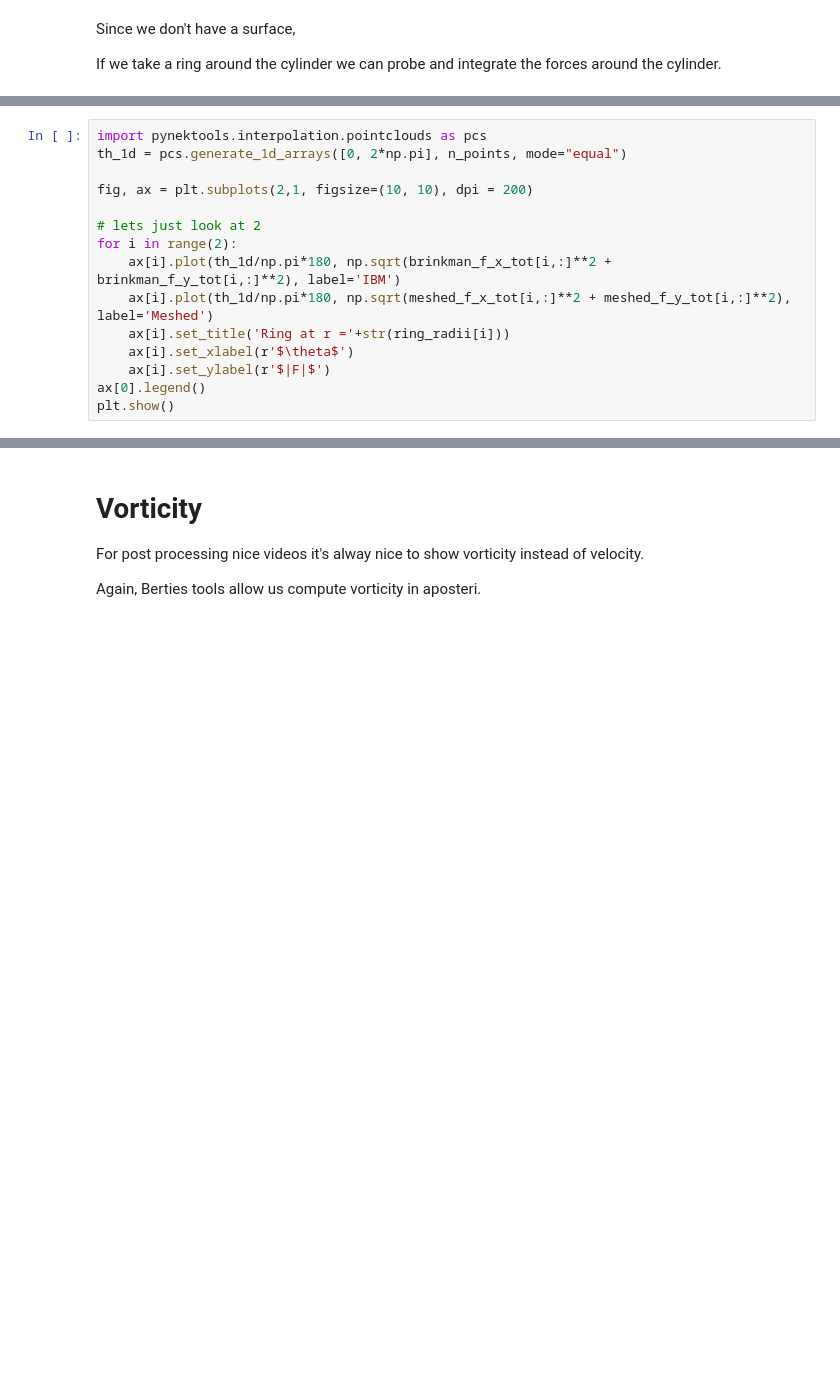
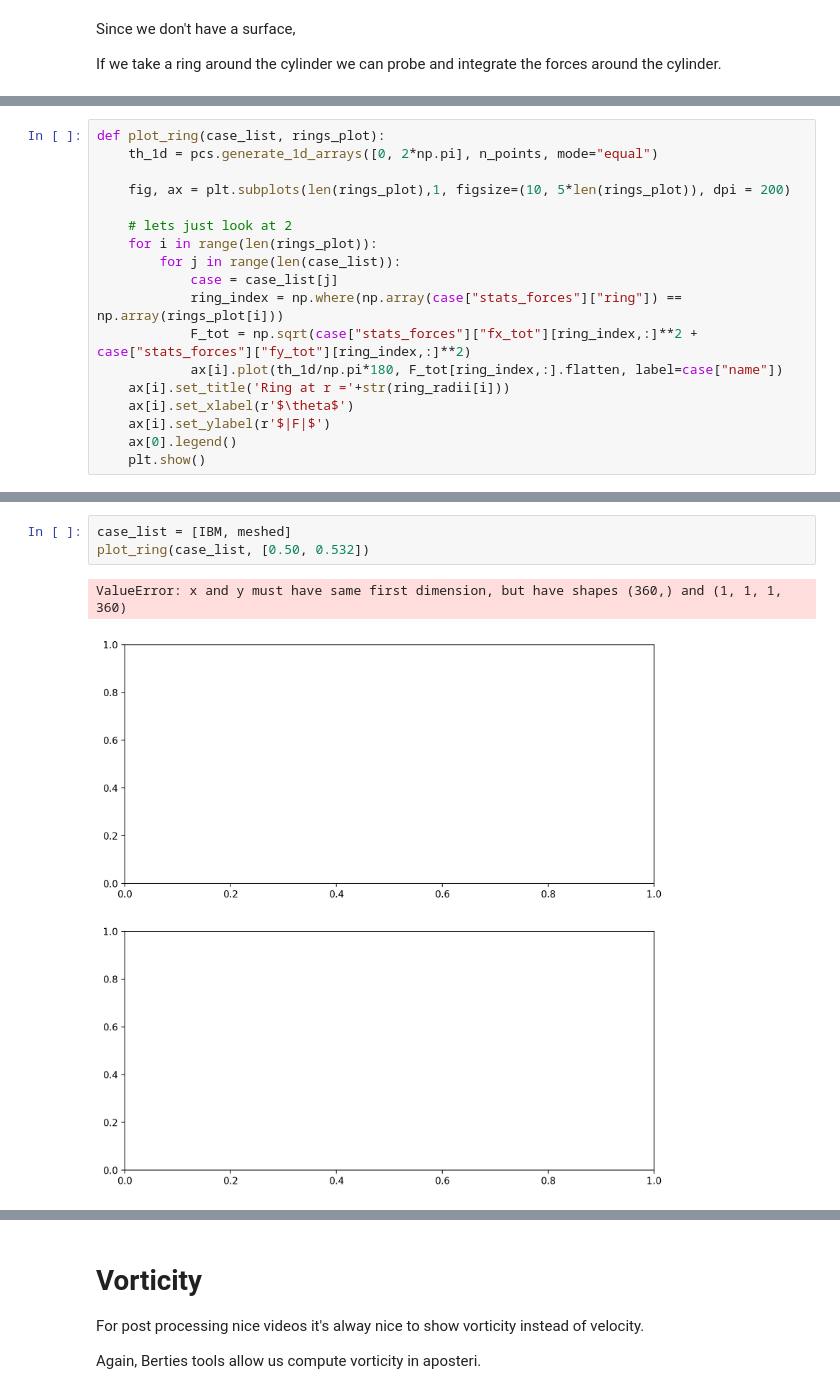
Before and after one commit to ExtremeFLOW/neko-top, a Jupyter notebook: examples/brinkman_parameters/post_processing/wake_visualization.ipynb, the cells around one changed output, grey strips where cells are left out. Saved outputs shown, nothing was run; the diff lists cells and outputs as text; blank space fills up the shorter version.

```diff
--- a/examples/brinkman_parameters/post_processing/wake_visualization.ipynb
+++ b/examples/brinkman_parameters/post_processing/wake_visualization.ipynb
@@ -388,15 +348,18 @@ calculate_forces(meshed_msh, meshed_fld, ring_radii, n_points, Re)
 # %%
-import pynektools.interpolation.pointclouds as pcs
-th_1d = pcs.generate_1d_arrays([0, 2*np.pi], n_points, mode="equal")
+def plot_ring(case_list, rings_plot):
+    th_1d = pcs.generate_1d_arrays([0, 2*np.pi], n_points, mode="equal")
 
-fig, ax = plt.subplots(2,1, figsize=(10, 10), dpi = 200)
+    fig, ax = plt.subplots(len(rings_plot),1, figsize=(10, 5*len(rings_plot)), dpi = 200)
 
-# lets just look at 2
-for i in range(2):
-    ax[i].plot(th_1d/np.pi*180, np.sqrt(brinkman_f_x_tot[i,:]**2 + brinkman_f_y_tot[i,:]**2), label='IBM')
-    ax[i].plot(th_1d/np.pi*180, np.sqrt(meshed_f_x_tot[i,:]**2 + meshed_f_y_tot[i,:]**2), label='Meshed')
+    # lets just look at 2
+    for i in range(len(rings_plot)):
+        for j in range(len(case_list)):
+            case = case_list[j]
+            ring_index = np.where(np.array(case["stats_forces"]["ring"]) == np.array(rings_plot[i]))
+            F_tot = np.sqrt(case["stats_forces"]["fx_tot"][ring_index,:]**2 + case["stats_forces"]["fy_tot"][ring_index,:]**2)
+            ax[i].plot(th_1d/np.pi*180, F_tot[ring_index,:].flatten, label=case["name"])
     ax[i].set_title('Ring at r ='+str(ring_radii[i]))
     ax[i].set_xlabel(r'$\theta$')
     ax[i].set_ylabel(r'$|F|$')
-ax[0].legend()
-plt.show()
+    ax[0].legend()
+    plt.show()
@@ -405,3 +387,9 @@ plt.show()
+# %%
+case_list = [IBM, meshed]
+plot_ring(case_list, [0.50, 0.532])
+# %% [output]
+ValueError: x and y must have same first dimension, but have shapes (360,) and (1, 1, 1, 360)
+[figure, added]
 # %%
 # Maybe look at how lift and drag changes with the circle we take:
 fig, ax = plt.subplots(1,2, figsize=(10, 5), dpi = 200)
```
Also changed, not shown: parts of 15 cells of this notebook.
